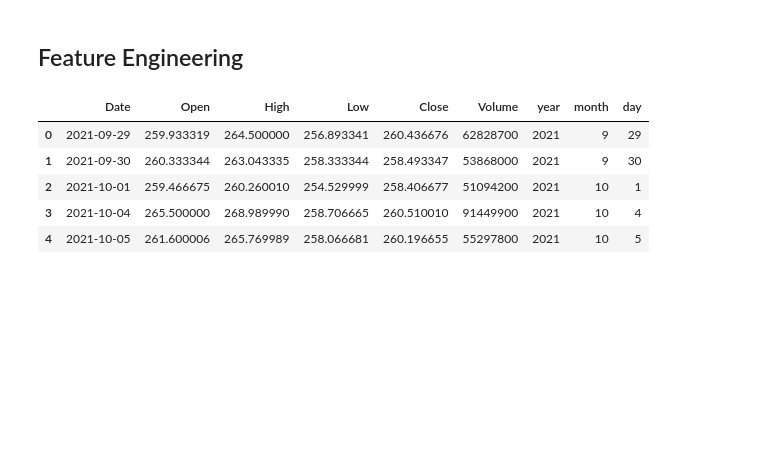
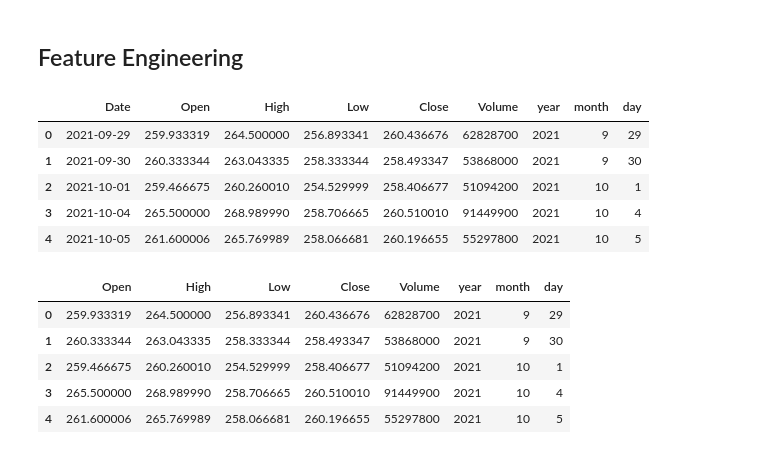
Before and after one commit to Subodhtiwari2003/stockprice_prediction, a Jupyter notebook: stockprice_prediction.ipynb, the cells around one changed output. Drawn from its saved outputs; the diff is of its cells as text; code cells hidden in the pictures; blank space fills up the shorter version.

```diff
--- a/stockprice_prediction.ipynb
+++ b/stockprice_prediction.ipynb
@@ -134,3 +134,12 @@ df.head()
 | 4 | 2021-10-05 | 261.600006 | 265.769989 | 258.066681 | 260.196655 | 55297800 | 2021 | 10 | 5 |
 # %%
 df.drop(['Date'], axis=1, inplace=True)
+# %%
+df.head()
+# %% [output]
+|  | Open | High | Low | Close | Volume | year | month | day |
+| 0 | 259.933319 | 264.500000 | 256.893341 | 260.436676 | 62828700 | 2021 | 9 | 29 |
+| 1 | 260.333344 | 263.043335 | 258.333344 | 258.493347 | 53868000 | 2021 | 9 | 30 |
+| 2 | 259.466675 | 260.260010 | 254.529999 | 258.406677 | 51094200 | 2021 | 10 | 1 |
+| 3 | 265.500000 | 268.989990 | 258.706665 | 260.510010 | 91449900 | 2021 | 10 | 4 |
+| 4 | 261.600006 | 265.769989 | 258.066681 | 260.196655 | 55297800 | 2021 | 10 | 5 |
```
